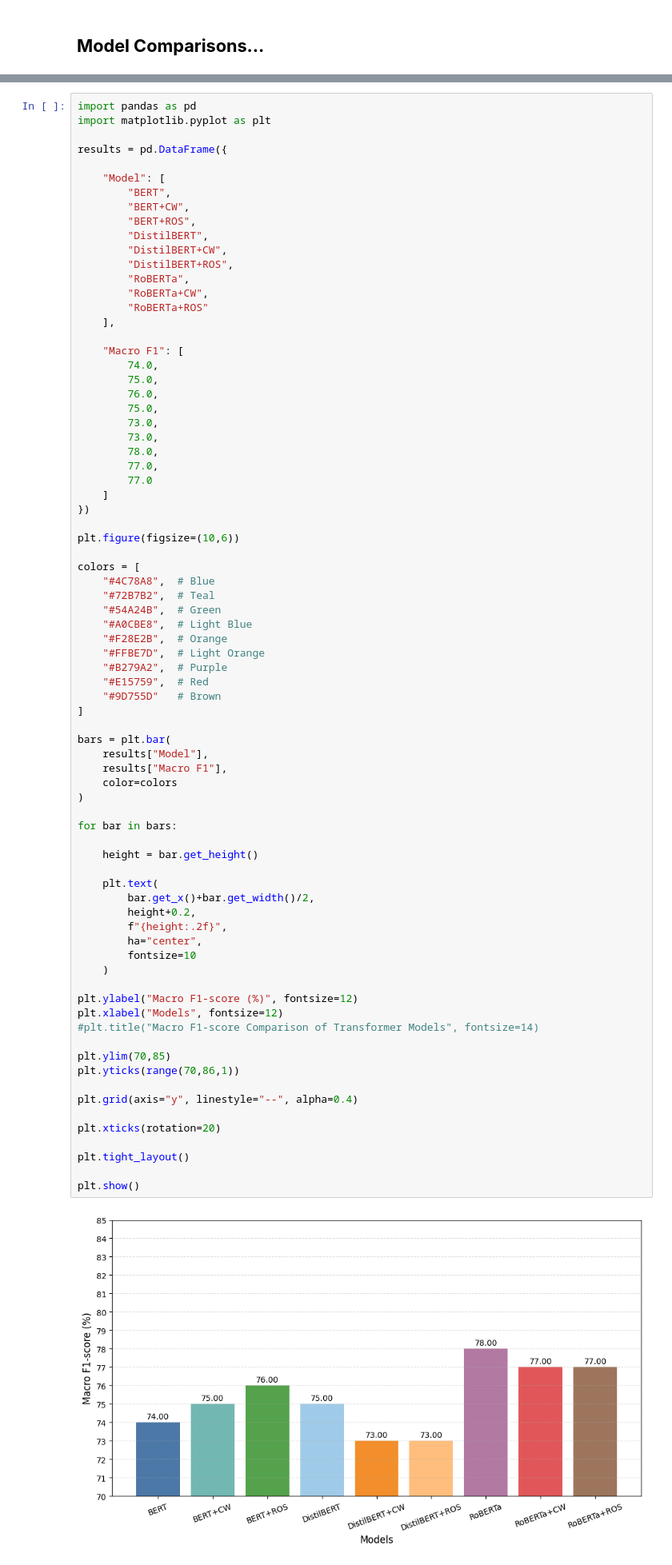
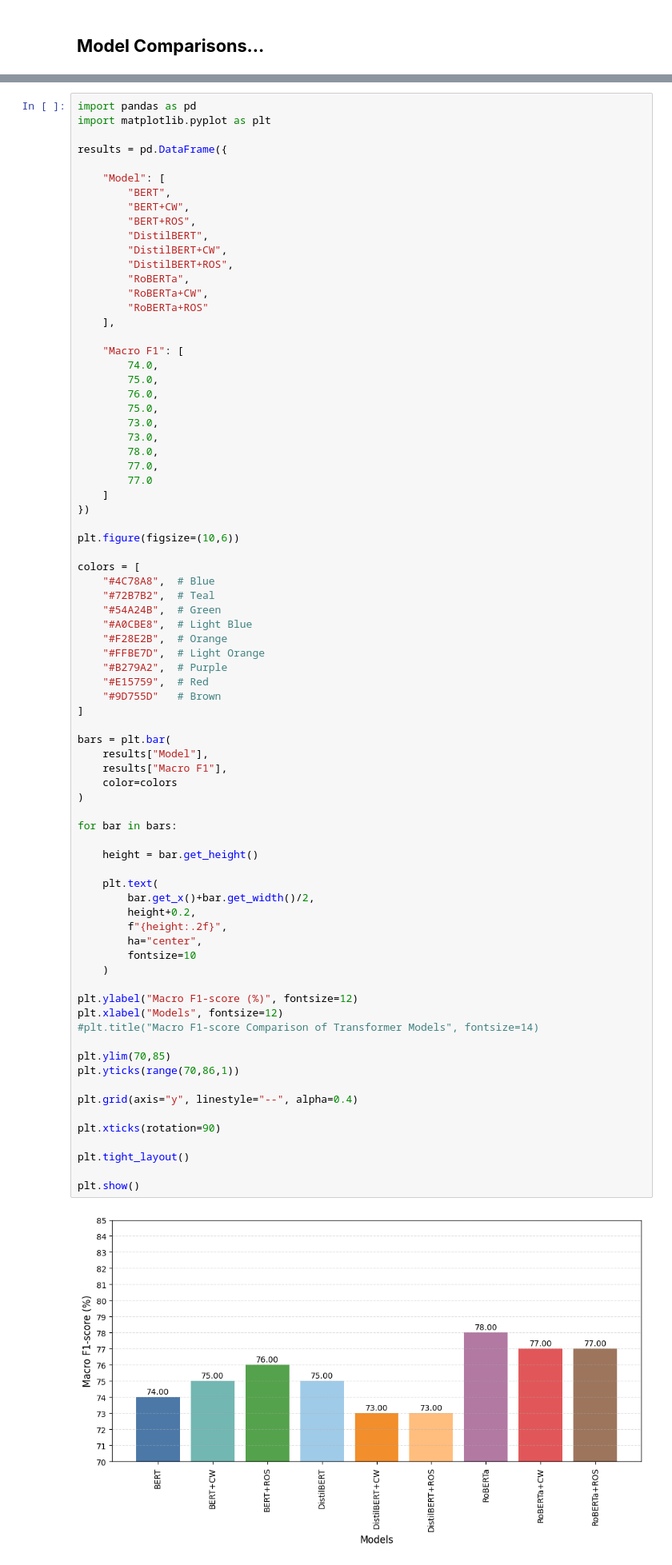
Before and after one commit to AnujikaSasindi/sri-lanka-tourism-sentiment-analysis, a Jupyter notebook: F_Sentiment_Prediction_Model_6_3.ipynb, the cells around one changed output, grey strips where cells are left out. Shown at 80% size. Saved outputs shown, nothing was run; the diff lists cells and outputs as text.

```diff
--- a/F_Sentiment_Prediction_Model_6_3.ipynb
+++ b/F_Sentiment_Prediction_Model_6_3.ipynb
@@ -2953,32 +2950,32 @@ bars = plt.bar(
     results["Macro F1"],
     color=colors
 )
 
 for bar in bars:
 
     height = bar.get_height()
 
     plt.text(
         bar.get_x()+bar.get_width()/2,
         height+0.2,
         f"{height:.2f}",
         ha="center",
         fontsize=10
     )
 
 plt.ylabel("Macro F1-score (%)", fontsize=12)
 plt.xlabel("Models", fontsize=12)
 #plt.title("Macro F1-score Comparison of Transformer Models", fontsize=14)
 
 plt.ylim(70,85)
 plt.yticks(range(70,86,1))
 
 plt.grid(axis="y", linestyle="--", alpha=0.4)
 
-plt.xticks(rotation=20)
+plt.xticks(rotation=90)
 
 plt.tight_layout()
 
 plt.show()
 # %% [output]
-[figure, old version]
+[figure, new version]
```
Also changed, not shown: parts of 8 cells of this notebook.
